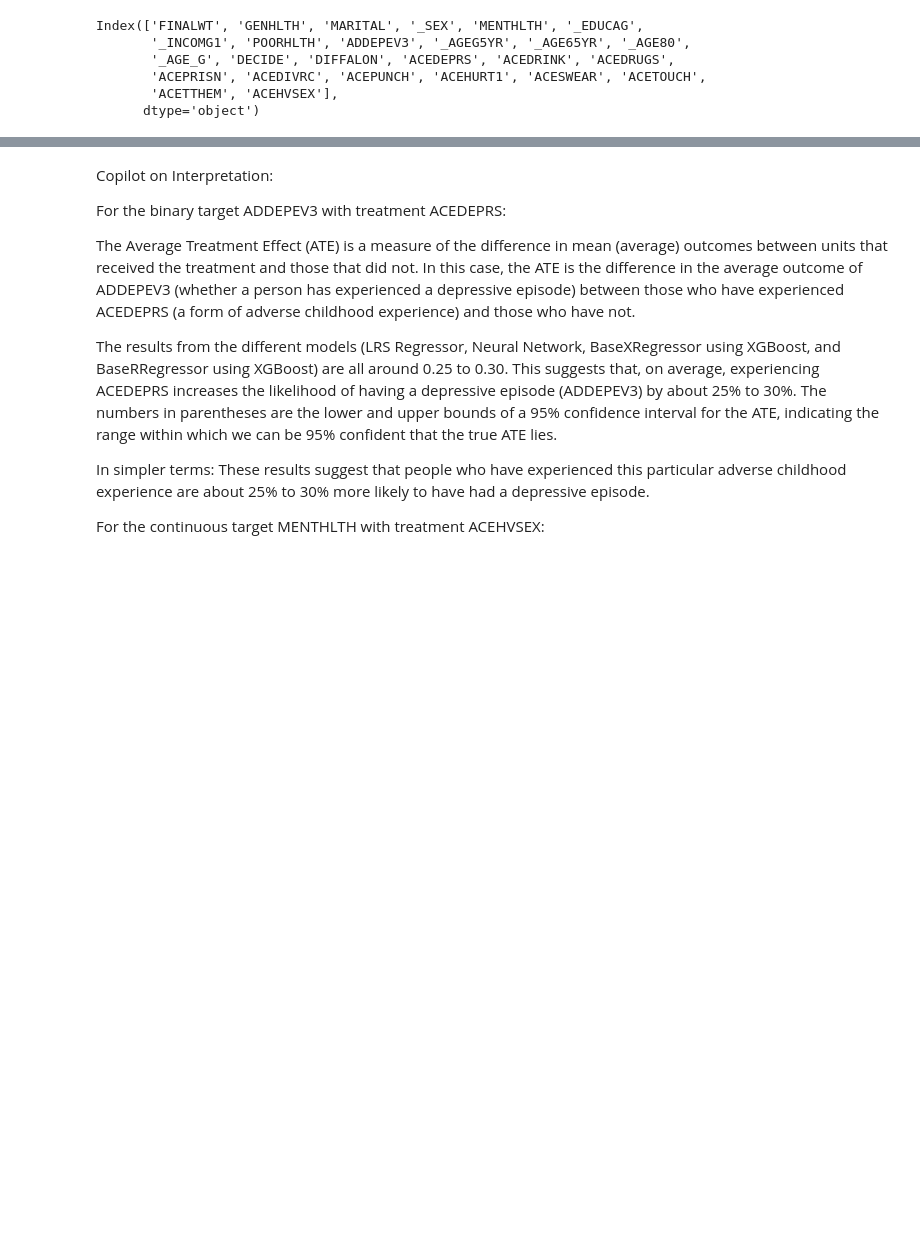
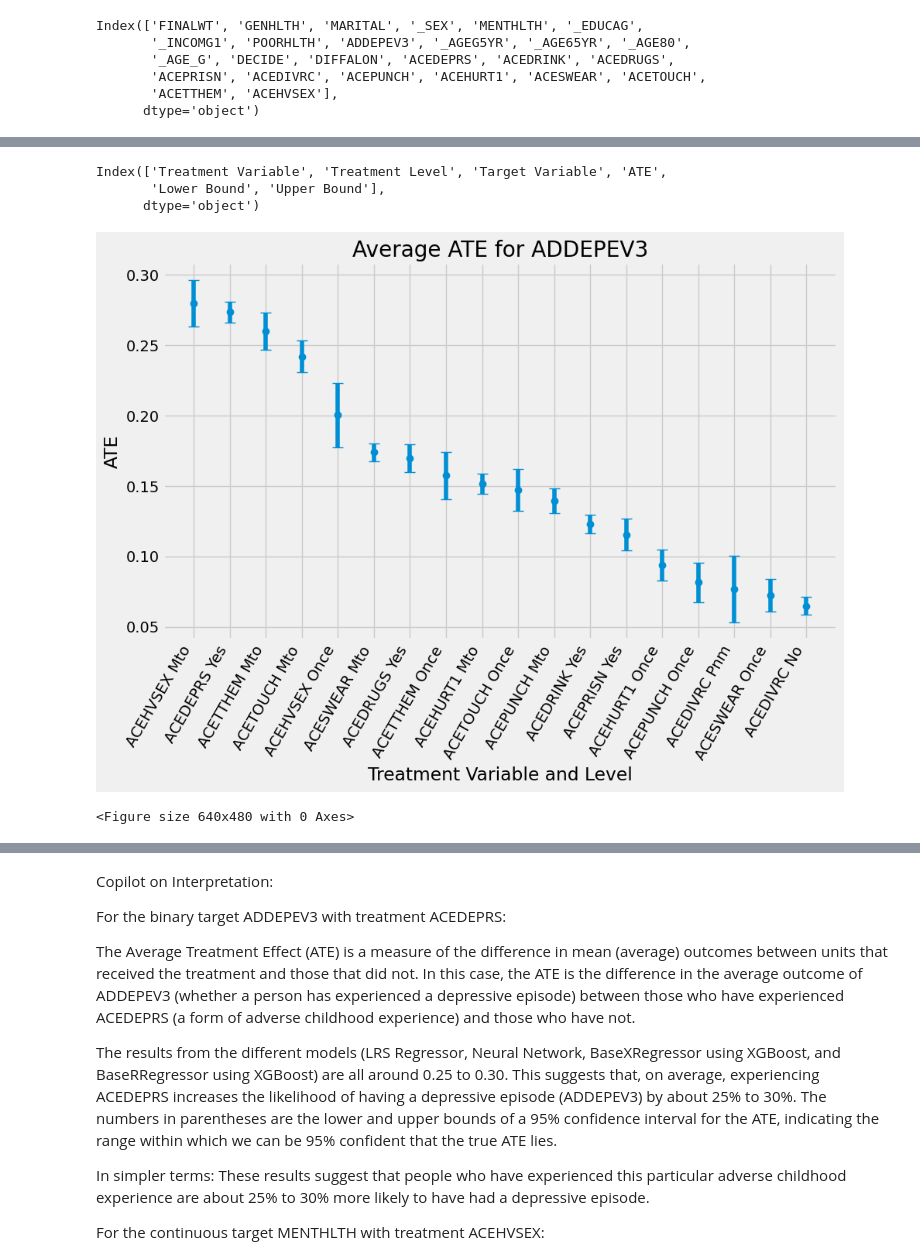
Before and after one commit to zaid-ahmed1/iubdc-24, a Jupyter notebook: average_treatment_effect.ipynb, the cells around one changed output, grey strips where cells are left out. Saved outputs shown, nothing was run; the diff lists cells and outputs as text; code cells hidden in the pictures; blank space fills up the shorter version.

```diff
--- a/average_treatment_effect.ipynb
+++ b/average_treatment_effect.ipynb
@@ -353,0 +294,42 @@ ATE with BaseRLearner using XGBoost on treatment level More than once: 4.66 (4.6
+# %%
+data = pd.read_csv('output.csv')
+
+# Identify numeric columns
+numeric_cols = data.select_dtypes(include=[np.number]).columns.tolist()
+
+# Calculate averages only for numeric columns
+averages = data.groupby(['Treatment Variable', 'Treatment Level', 'Target Variable'])[numeric_cols].mean().reset_index()
+print(averages.columns)
+# Display the averages for verification
+addepev3_data = averages[averages['Target Variable'] == 'ADDEPEV3']
+# Sort the data by 'ATE' column in descending order
+addepev3_data = addepev3_data.sort_values('ATE', ascending=False)
+
+def abbreviate_if_needed(name):
+    words = name.split()
+    if len(words) > 1:
+        return ''.join(word[0] for word in words)
+    else:
+        return name
+
+# Apply the function to the 'Treatment Level' column
+addepev3_data['Treatment Level'] = addepev3_data['Treatment Level'].apply(abbreviate_if_needed)
+
+# Plotting
+plt.figure(figsize=(10, 6))
+plt.errorbar(addepev3_data['Treatment Variable'] + ' ' + addepev3_data['Treatment Level'],
+             addepev3_data['ATE'],
+             yerr=[addepev3_data['ATE'] - addepev3_data['Lower Bound'], addepev3_data['Upper Bound'] - addepev3_data['ATE']],
+             fmt='o', capsize=5)
+plt.xticks(rotation=60, ha='right')
+plt.xlabel('Treatment Variable and Level')
+plt.ylabel('ATE')
+plt.title('Average ATE for ADDEPEV3')
+plt.savefig('average_ate_addepev3.png')
+plt.show()
+# %% [output]
+Index(['Treatment Variable', 'Treatment Level', 'Target Variable', 'ATE',
+       'Lower Bound', 'Upper Bound'],
+      dtype='object')
+[figure, added]
+<Figure size 640x480 with 0 Axes>
```
Also changed, not shown: parts of 6 cells of this notebook, 6 other files.
